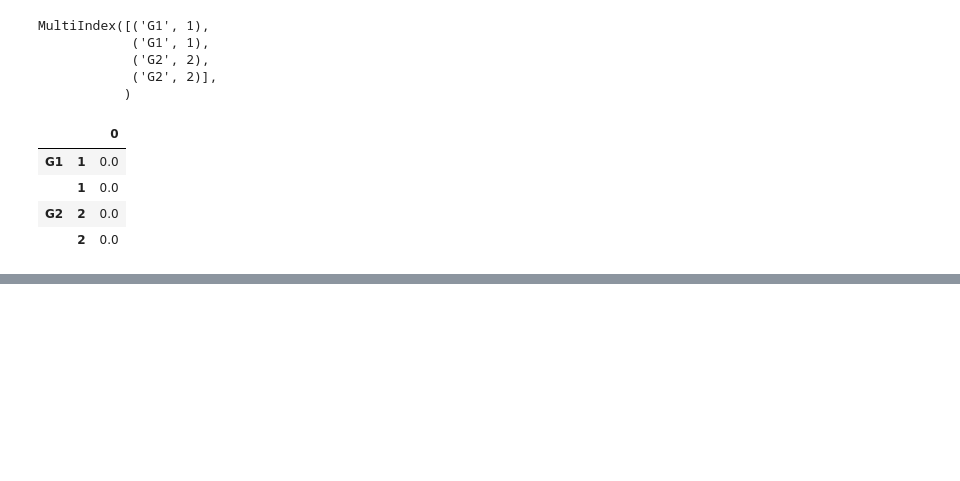
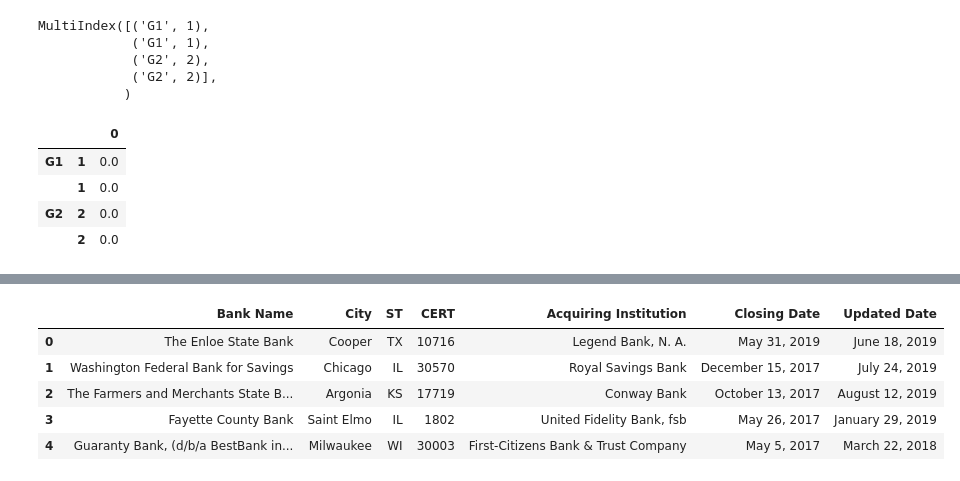
Before and after one commit to Yara-S/PyDS-Basics, a Jupyter notebook: Pandas.ipynb, the cells around one changed output, grey strips where cells are left out. Saved outputs shown, nothing was run; the diff lists cells and outputs as text; code cells hidden in the pictures; blank space fills up the shorter version.

```diff
--- a/Pandas.ipynb
+++ b/Pandas.ipynb
@@ -281,0 +653,11 @@ tabelaReal
+# %%
+falidos = pd.read_html("https://www.fdic.gov/bank/individual/failed/banklist.html")
+# %%
+falidos[0].head() #guarda no 0
+# %% [output]
+|  | Bank Name | City | ST | CERT | Acquiring Institution | Closing Date | Updated Date |
+| 0 | The Enloe State Bank | Cooper | TX | 10716 | Legend Bank, N. A. | May 31, 2019 | June 18, 2019 |
+| 1 | Washington Federal Bank for Savings | Chicago | IL | 30570 | Royal Savings Bank | December 15, 2017 | July 24, 2019 |
+| 2 | The Farmers and Merchants State B... | Argonia | KS | 17719 | Conway Bank | October 13, 2017 | August 12, 2019 |
+| 3 | Fayette County Bank | Saint Elmo | IL | 1802 | United Fidelity Bank, fsb | May 26, 2017 | January 29, 2019 |
+| 4 | Guaranty Bank, (d/b/a BestBank in... | Milwaukee | WI | 30003 | First-Citizens Bank & Trust Company | May 5, 2017 | March 22, 2018 |
```
Also changed, not shown: parts of 79 cells of this notebook, 4 other files.
